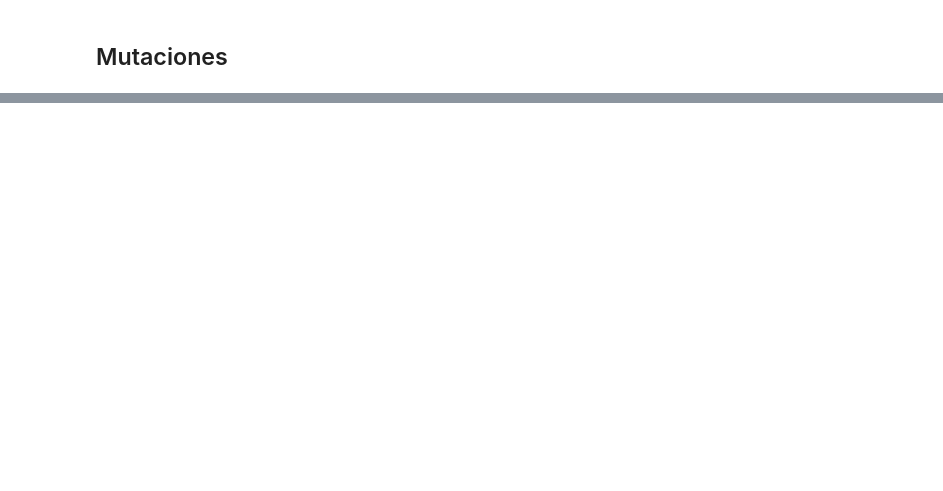
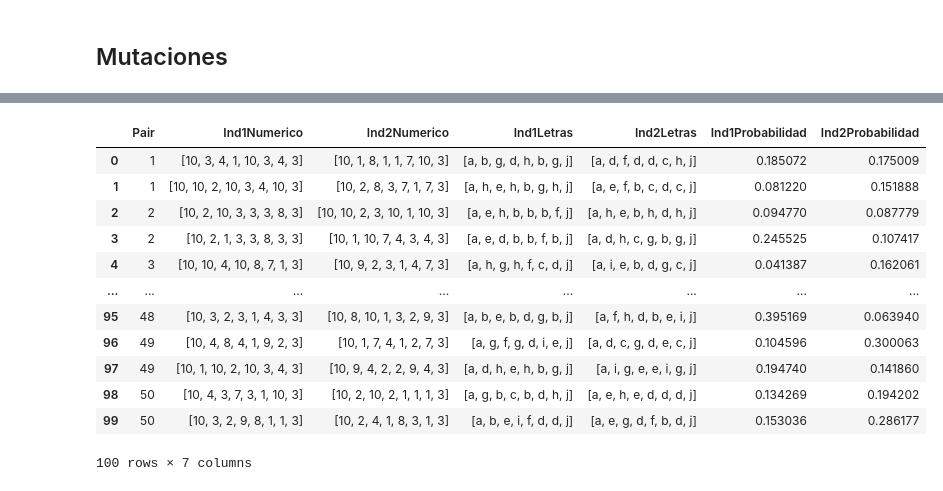
Before and after one commit to Tomaslopera/AI_Fundamentals, a Jupyter notebook: AlgoritmosGeneticos/IA_OrdenamientoFichas.ipynb, the cells around one changed output, grey strips where cells are left out. Cells and saved outputs as stored; diff of their text form; code cells hidden in the pictures; blank space fills up the shorter version.

```diff
--- a/AlgoritmosGeneticos/IA_OrdenamientoFichas.ipynb
+++ b/AlgoritmosGeneticos/IA_OrdenamientoFichas.ipynb
@@ -197,0 +239,25 @@ def mutation(individuo, mutation_rate=0.1):
+# %%
+solucion = []
+
+for i in range(100):
+    parents = []
+    poblacion = creacion_poblacion(fichas, 10)
+    probabilidades(poblacion)
+    probabilidades_acum(poblacion)
+    flag = True
+    while flag:
+        individuo1 = wheel_selection(poblacion)
+        individuo2 = wheel_selection(poblacion)
+        if individuo1 == individuo2:
+            continue
+        else:
+            flag = False
+            parents.append(individuo1)
+            parents.append(individuo2)
+    solucion.append(parents)
+
+print("Final Selected Individuals:")
+for i, (ind1, ind2) in enumerate(solucion):
+    print(f"Pair {i+1}:")
+    print("  Individual 1:", valores_a_letras(ind1.individuo, fichas), "with Probability:", ind1.probabilidad)
+    print("  Individual 2:", valores_a_letras(ind2.individuo, fichas), "with Probability:", ind2.probabilidad)
@@ -197,0 +282,34 @@ def mutation(individuo, mutation_rate=0.1):
+# %%
+data = []
+pares = 1
+
+for i, (ind1, ind2) in enumerate(solucion):
+    data.append({
+        "Pair": pares,
+        "Ind1Numerico": ind1.individuo,
+        "Ind2Numerico": ind2.individuo,
+        "Ind1Letras": valores_a_letras(ind1.individuo, fichas),
+        "Ind2Letras": valores_a_letras(ind2.individuo, fichas),
+        "Ind1Probabilidad": ind1.probabilidad,
+        "Ind2Probabilidad": ind2.probabilidad
+    })
+    if i % 2 == 1:
+        pares += 1
+
+df_solucion = pd.DataFrame(data)
+# %%
+df_solucion
+# %% [output]
+|  | Pair | Ind1Numerico | Ind2Numerico | Ind1Letras | Ind2Letras | Ind1Probabilidad | Ind2Probabilidad |
+| 0 | 1 | [10, 3, 4, 1, 10, 3, 4, 3] | [10, 1, 8, 1, 1, 7, 10, 3] | [a, b, g, d, h, b, g, j] | [a, d, f, d, d, c, h, j] | 0.185072 | 0.175009 |
+| 1 | 1 | [10, 10, 2, 10, 3, 4, 10, 3] | [10, 2, 8, 3, 7, 1, 7, 3] | [a, h, e, h, b, g, h, j] | [a, e, f, b, c, d, c, j] | 0.081220 | 0.151888 |
+| 2 | 2 | [10, 2, 10, 3, 3, 3, 8, 3] | [10, 10, 2, 3, 10, 1, 10, 3] | [a, e, h, b, b, b, f, j] | [a, h, e, b, h, d, h, j] | 0.094770 | 0.087779 |
+| 3 | 2 | [10, 2, 1, 3, 3, 8, 3, 3] | [10, 1, 10, 7, 4, 3, 4, 3] | [a, e, d, b, b, f, b, j] | [a, d, h, c, g, b, g, j] | 0.245525 | 0.107417 |
+| 4 | 3 | [10, 10, 4, 10, 8, 7, 1, 3] | [10, 9, 2, 3, 1, 4, 7, 3] | [a, h, g, h, f, c, d, j] | [a, i, e, b, d, g, c, j] | 0.041387 | 0.162061 |
+| ... | ... | ... | ... | ... | ... | ... | ... |
+| 95 | 48 | [10, 3, 2, 3, 1, 4, 3, 3] | [10, 8, 10, 1, 3, 2, 9, 3] | [a, b, e, b, d, g, b, j] | [a, f, h, d, b, e, i, j] | 0.395169 | 0.063940 |
+| 96 | 49 | [10, 4, 8, 4, 1, 9, 2, 3] | [10, 1, 7, 4, 1, 2, 7, 3] | [a, g, f, g, d, i, e, j] | [a, d, c, g, d, e, c, j] | 0.104596 | 0.300063 |
+| 97 | 49 | [10, 1, 10, 2, 10, 3, 4, 3] | [10, 9, 4, 2, 2, 9, 4, 3] | [a, d, h, e, h, b, g, j] | [a, i, g, e, e, i, g, j] | 0.194740 | 0.141860 |
+| 98 | 50 | [10, 4, 3, 7, 3, 1, 10, 3] | [10, 2, 10, 2, 1, 1, 1, 3] | [a, g, b, c, b, d, h, j] | [a, e, h, e, d, d, d, j] | 0.134269 | 0.194202 |
+| 99 | 50 | [10, 3, 2, 9, 8, 1, 1, 3] | [10, 2, 4, 1, 8, 3, 1, 3] | [a, b, e, i, f, d, d, j] | [a, e, g, d, f, b, d, j] | 0.153036 | 0.286177 |
+100 rows × 7 columns
```
Also changed, not shown: parts of 15 cells of this notebook, 5 other files.
